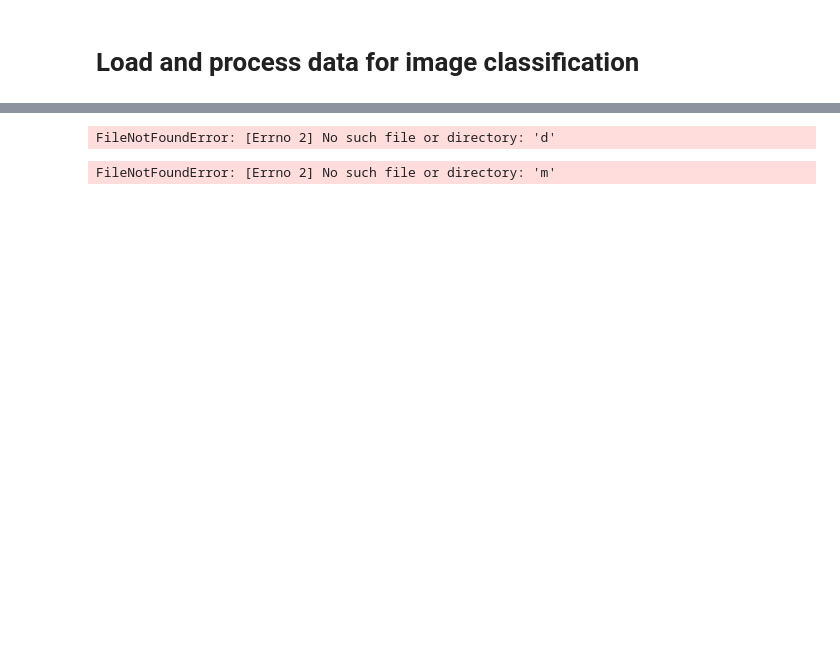
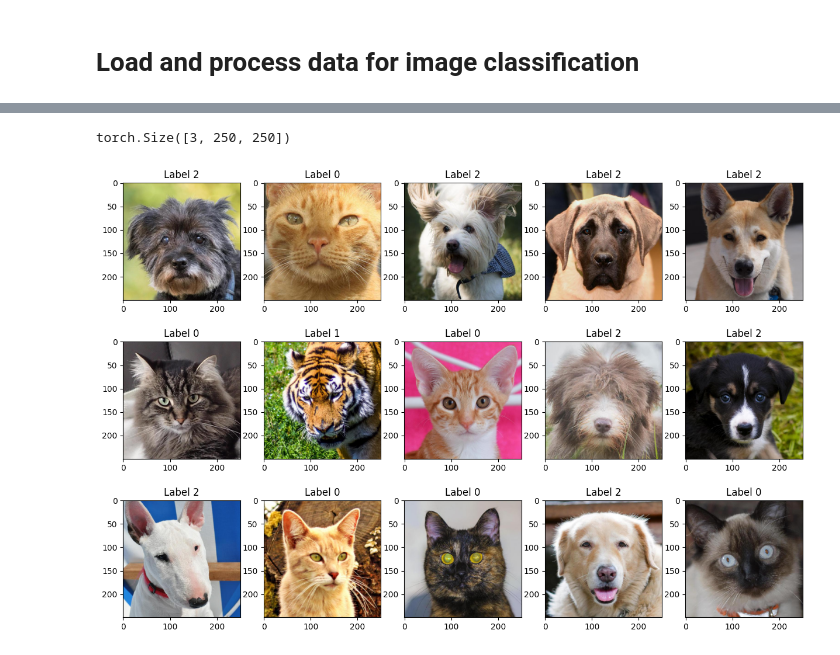
Before and after one commit to toomb1r/ML_Attack_Defense, a Jupyter notebook: Tiffany-Behr-4900-FinalProject.ipynb, the cells around one changed output, grey strips where cells are left out. Saved outputs shown, nothing was run; the diff lists cells and outputs as text; code cells hidden in the pictures; blank space fills up the shorter version.

```diff
--- a/Tiffany-Behr-4900-FinalProject.ipynb
+++ b/Tiffany-Behr-4900-FinalProject.ipynb
@@ -105,31 +149,34 @@ Number of test samples:  23
 train_sampler = SubsetRandomSampler(train_indices)
 test_sampler = SubsetRandomSampler(test_indices)
 # %%
-BATCH_SIZE = 1
+BATCH_SIZE = 250
 train_loader = torch.utils.data.DataLoader(dataset, batch_size=BATCH_SIZE,
                                            sampler=train_sampler)
 validation_loader = torch.utils.data.DataLoader(dataset, batch_size=BATCH_SIZE,
                                                 sampler=test_sampler)
+#change to include val folser
 # %%
-#dataset[1][0].shape
+dataset[1][0].shape
 # %% [output]
-FileNotFoundError: [Errno 2] No such file or directory: 'd'
+torch.Size([3, 250, 250])
-# %%
-images,labels = next(iter(train_loader))
-type(labels)
-# %% [output]
-FileNotFoundError: [Errno 2] No such file or directory: 'm'
 # %%
-images,labels = iter(train_loader).next()
+# Get a batch of data from the DataLoader
+images, labels = next(iter(train_loader))
+#print("Labels:", labels) #used in debugging
 
+# Visualize the batch of images
 fig, axis = plt.subplots(3, 5, figsize=(15, 10))
 for i, ax in enumerate(axis.flat):
     with torch.no_grad():
         npimg = images[i].numpy()
         npimg = np.transpose(npimg, (1, 2, 0))
-        label = label_map[int(labels[i])]
+        label = labels[i].item()  # Use the integer label directly
         ax.imshow(npimg)
-        ax.set(title = f"{label}")
+        ax.set(title=f"Label {label}")
+
+plt.show()
+# %% [output]
+[figure, added]
 # %%
 class CNN(nn.Module):
 
```
Also changed, not shown: parts of 27 cells of this notebook, 1 other file.
